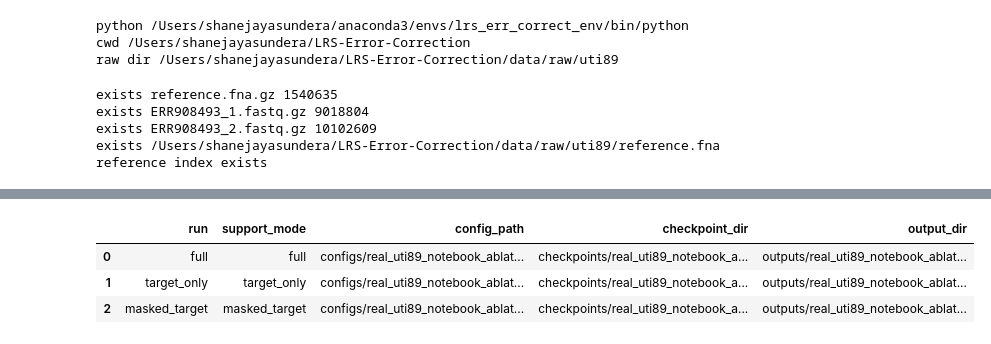
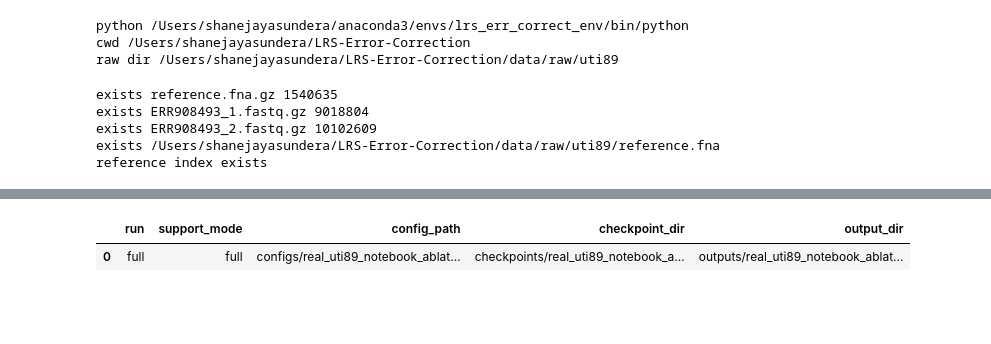
Before and after one commit to shane10j/LRS-Error-Correction, a Jupyter notebook: notebooks/real_ont_training_run.ipynb, the cells around one changed output, grey strips where cells are left out. Saved outputs shown, nothing was run; the diff lists cells and outputs as text; code cells hidden in the pictures; blank space fills up the shorter version.

```diff
--- a/notebooks/real_ont_training_run.ipynb
+++ b/notebooks/real_ont_training_run.ipynb
@@ -371,5 +382,5 @@ train SUB_G  25549  0.036623
 # %%
-ABLATION_RUNS = [
+ALL_RUNS = [
     {
         'name': 'full',
         'support_mode': 'full',
@@ -387,9 +398,18 @@ ABLATION_RUNS = [
     },
 ]
 
+SELECTED_RUNS = ['full']
+selected_run_set = set(SELECTED_RUNS)
+unknown_runs = sorted(selected_run_set - {run['name'] for run in ALL_RUNS})
+if unknown_runs:
+    raise ValueError(f'Unknown run names requested: {unknown_runs}')
+
+ABLATION_RUNS = [run for run in ALL_RUNS if run['name'] in selected_run_set]
+if not ABLATION_RUNS:
+    raise ValueError('SELECTED_RUNS is empty; choose at least one of full, target_only, masked_target.')
+
 ABLATION_CONFIG_DIR = ROOT / 'configs' / 'real_uti89_notebook_ablation'
 ABLATION_CONFIG_DIR.mkdir(parents=True, exist_ok=True)
-ABLATION_RESULTS = []
 
 base_config = {
     'model': {
@@ -398,11 +418,17 @@ base_config = {
         'num_layers': 1,
         'ff_mult': 2,
         'dropout': 0.1,
-        'support_feature_dim': 8,
+        'support_feature_dim': 12,
         'max_supports': 8,
         'max_insertions_per_pos': 2,
         'conv_kernel_size': 5,
         'support_mode': 'full',
+        'apply_hard_edit_support_filter': True,
+        'hard_edit_min_support_agreement': 0.93,
+        'hard_edit_max_support_entropy': 0.2,
+        'hard_edit_min_support_depth': 2.0,
+        'hard_edit_filter_logit_bias': 5.0,
+        'inference_hard_edit_confidence_threshold': 0.8,
     },
     'data': {
         'train_path': str(TRAIN_JSONL.relative_to(ROOT)),
@@ -427,8 +453,8 @@ base_config = {
         'save_dir': '',
         'checkpoint_metric': 'composite_sequence',
         'checkpoint_metric_mode': 'max',
-        'checkpoint_overcorrection_weight': 0.5,
-        'checkpoint_length_ratio_weight': 0.35,
+        'checkpoint_overcorrection_weight': 2.0,
+        'checkpoint_length_ratio_weight': 0.25,
     },
     'loss': {
         'lambda_edit': 1.0,
@@ -436,8 +462,10 @@ base_config = {
         'lambda_length': 0.3,
         'lambda_insertion_count': 0.2,
         'lambda_trust': 0.1,
-        'lambda_hard_edit': 0.2,
-        'lambda_support': 0.2,
+        'lambda_hard_edit': 0.4,
+        'lambda_hard_edit_precision': 0.5,
+        'lambda_selective_hard_edit': 0.2,
+        'lambda_support': 0.0,
         'lambda_preserve': 0.15,
         'lambda_uncertainty': 0.1,
         'homopolymer_weight_scale': 0.15,
@@ -451,38 +479,45 @@ base_config = {
         'substitution_loss_scale': 1.75,
         'deletion_loss_scale': 1.25,
         'insertion_loss_scale': 1.1,
-        'hard_edit_uncertainty_power': 1.0,
+        'hard_edit_uncertainty_power': 2.0,
+        'hard_edit_entropy_threshold': 0.2,
+        'hard_edit_agreement_threshold': 0.93,
+        'hard_edit_entropy_scale': 2.0,
+        'hard_edit_low_agreement_scale': 3.0,
+        'hard_edit_false_positive_weight': 6.0,
+        'hard_edit_false_negative_weight': 1.0,
+        'selective_hard_edit_confidence_threshold': 0.6,
+        'selective_hard_edit_uncertainty_threshold': 0.4,
+        'selective_hard_edit_min_support_agreement': 0.9,
     },
 }
 
 for run in ABLATION_RUNS:
     run_name = run['name']
     cfg = copy.deepcopy(base_config)
     cfg['model']['support_mode'] = run['support_mode']
     cfg['train']['save_dir'] = str((ROOT / 'checkpoints' / 'real_uti89_notebook_ablation' / run_name).relative_to(ROOT))
     config_path = ABLATION_CONFIG_DIR / f'{run_name}.yaml'
     with open(config_path, 'w', encoding='utf-8') as f:
         yaml.safe_dump(cfg, f, sort_keys=False)
     run['config_path'] = config_path
     run['checkpoint_dir'] = ROOT / cfg['train']['save_dir']
     run['output_dir'] = ROOT / 'outputs' / 'real_uti89_notebook_ablation' / run_name
     run['output_dir'].mkdir(parents=True, exist_ok=True)
 
-pd.DataFrame([
+display(pd.DataFrame([
     {
         'run': run['name'],
         'support_mode': run['support_mode'],
         'config_path': str(run['config_path'].relative_to(ROOT)),
         'checkpoint_dir': str(run['checkpoint_dir'].relative_to(ROOT)),
         'output_dir': str(run['output_dir'].relative_to(ROOT)),
     }
     for run in ABLATION_RUNS
-])
+]))
 # %% [output]
 |  | run | support_mode | config_path | checkpoint_dir | output_dir |
 | 0 | full | full | configs/real_uti89_notebook_ablat... | checkpoints/real_uti89_notebook_a... | outputs/real_uti89_notebook_ablat... |
-| 1 | target_only | target_only | configs/real_uti89_notebook_ablat... | checkpoints/real_uti89_notebook_a... | outputs/real_uti89_notebook_ablat... |
-| 2 | masked_target | masked_target | configs/real_uti89_notebook_ablat... | checkpoints/real_uti89_notebook_a... | outputs/real_uti89_notebook_ablat... |
 # %%
 env = os.environ.copy()
 env['PYTHONPATH'] = str(ROOT / 'src')
```
Also changed, not shown: parts of 5 cells of this notebook, 20 other files.
